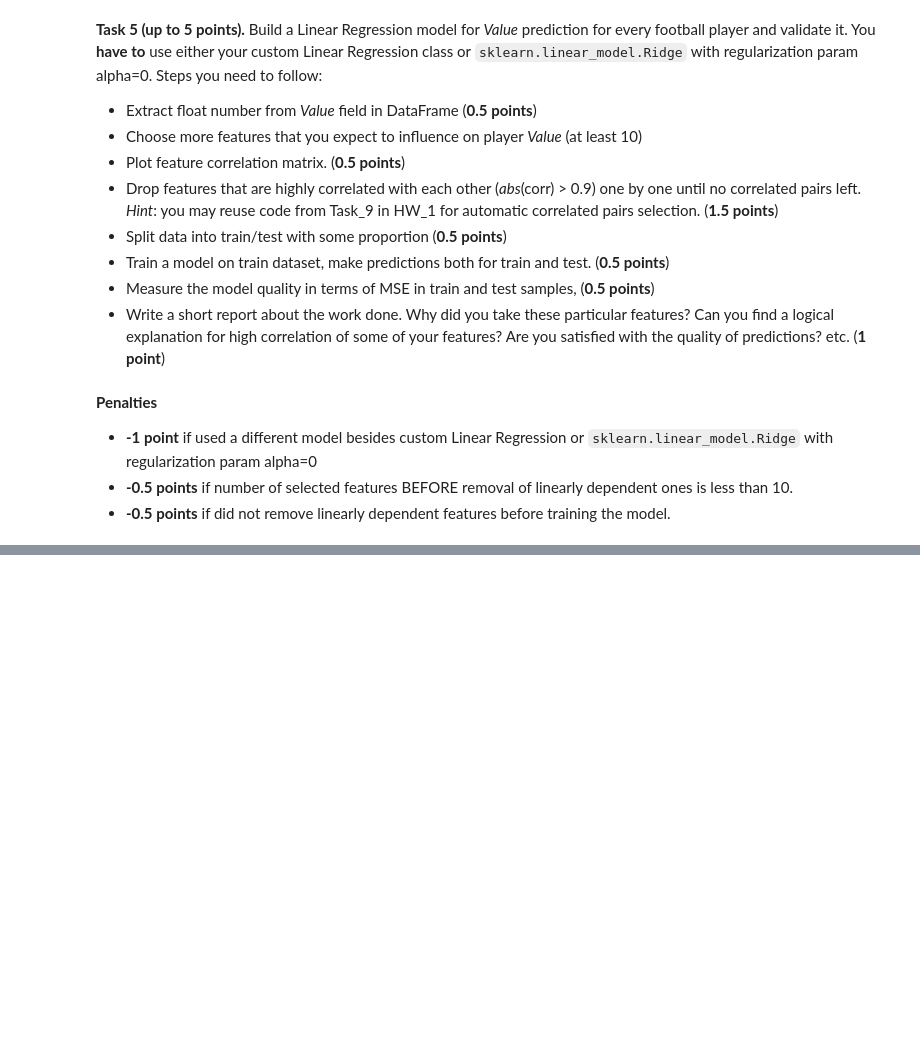
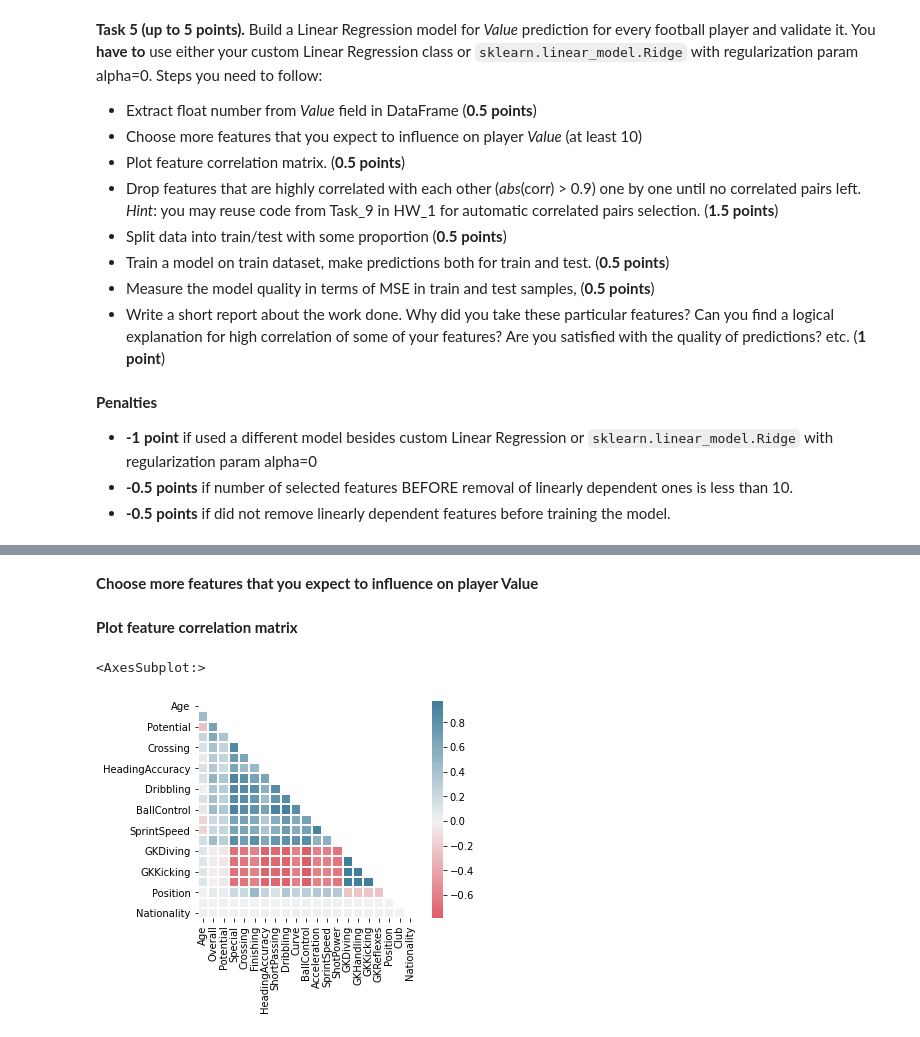
Before and after one commit to kinkpunk/ml-intro, a Jupyter notebook: 2_linear_regression/seminar_and_homework.ipynb, the cells around one changed output, grey strips where cells are left out. Saved outputs shown, nothing was run; the diff lists cells and outputs as text; code cells hidden in the pictures; blank space fills up the shorter version.

```diff
--- a/2_linear_regression/seminar_and_homework.ipynb
+++ b/2_linear_regression/seminar_and_homework.ipynb
@@ -443,0 +502,32 @@ player.head()
+# %%
+#заменяем пропущенные значения на "-"
+for cols in categorical_cols:
+    test_data.fillna({cols: '-'}, inplace=True)
+# %%
+#трансформируем категориальные столбцы в численные
+from sklearn.preprocessing import LabelEncoder
+l_encoder = LabelEncoder()
+
+for col in ['Position', 'Club', 'Nationality']:
+    test_data[col] = l_encoder.fit_transform(test_data[col])
+# %% [markdown]
+**Сhoose more features that you expect to influence on player Value**
+# %%
+#выбираем столбцы для предсказания значения "Value"
+value_features = ['Age', 'Overall', 'Potential', 'Special', 'Crossing', 'Finishing', 'HeadingAccuracy',
+                  'ShortPassing', 'Dribbling', 'Curve', 'BallControl', 'Acceleration', 'SprintSpeed',
+                  'ShotPower', 'GKDiving', 'GKHandling', 'GKKicking', 'GKReflexes', 'Position', 'Club', 'Nationality']
+# %% [markdown]
+**Plot feature correlation matrix**
+# %%
+# Создаем корреляционную матрицу и выводим на экран
+pear_corr = test_data[value_features].corr(method='pearson')
+# %%
+#Plot feature correlation matrix
+mask = np.triu(np.ones_like(pear_corr, dtype=bool))
+cmap = sns.diverging_palette(10, 950, as_cmap=True)
+sns.heatmap(pear_corr, mask=mask, cmap=cmap, center=0,
+            square=True, linewidths=1, cbar_kws={"shrink": 1})
+# %% [output]
+<AxesSubplot:>
+[figure, added]
```
Also changed, not shown: parts of 36 cells of this notebook.
